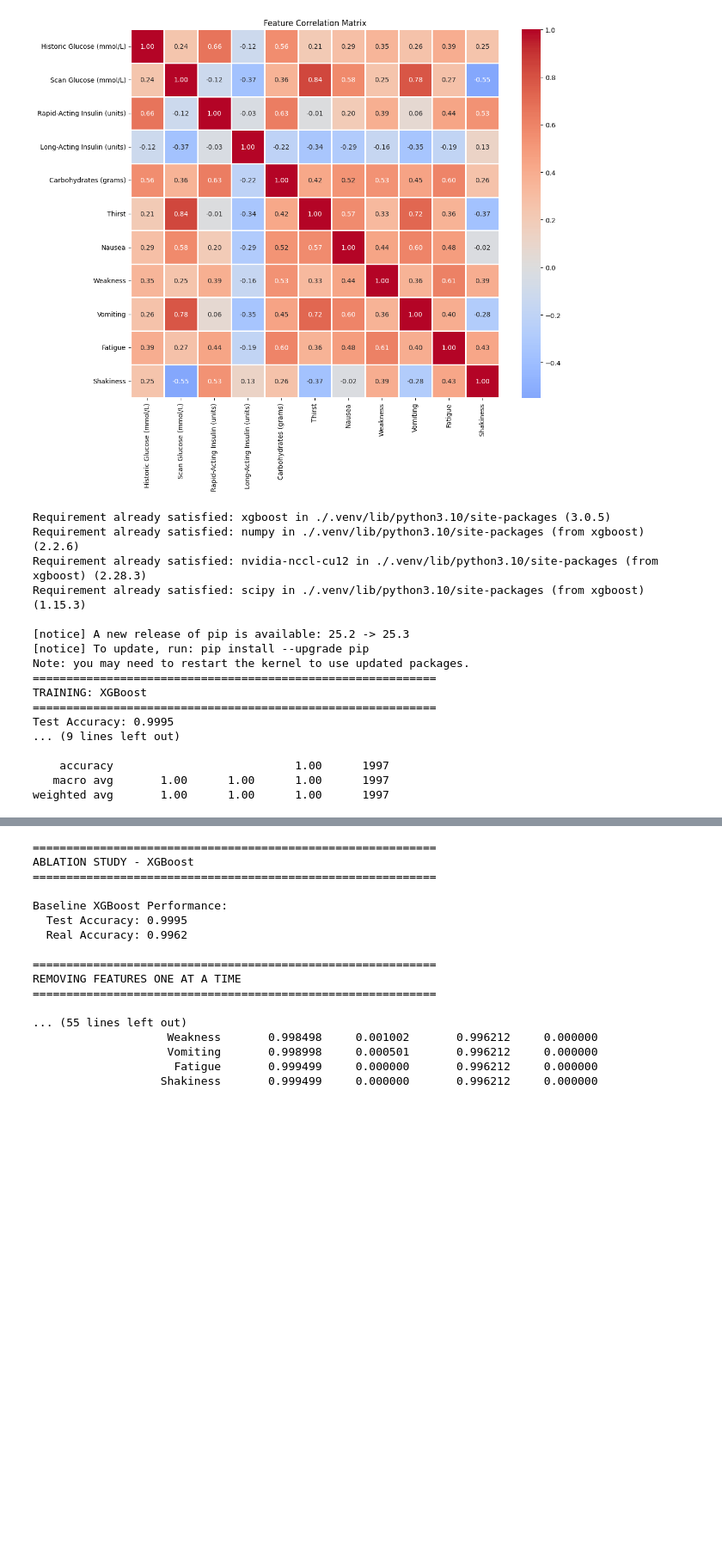
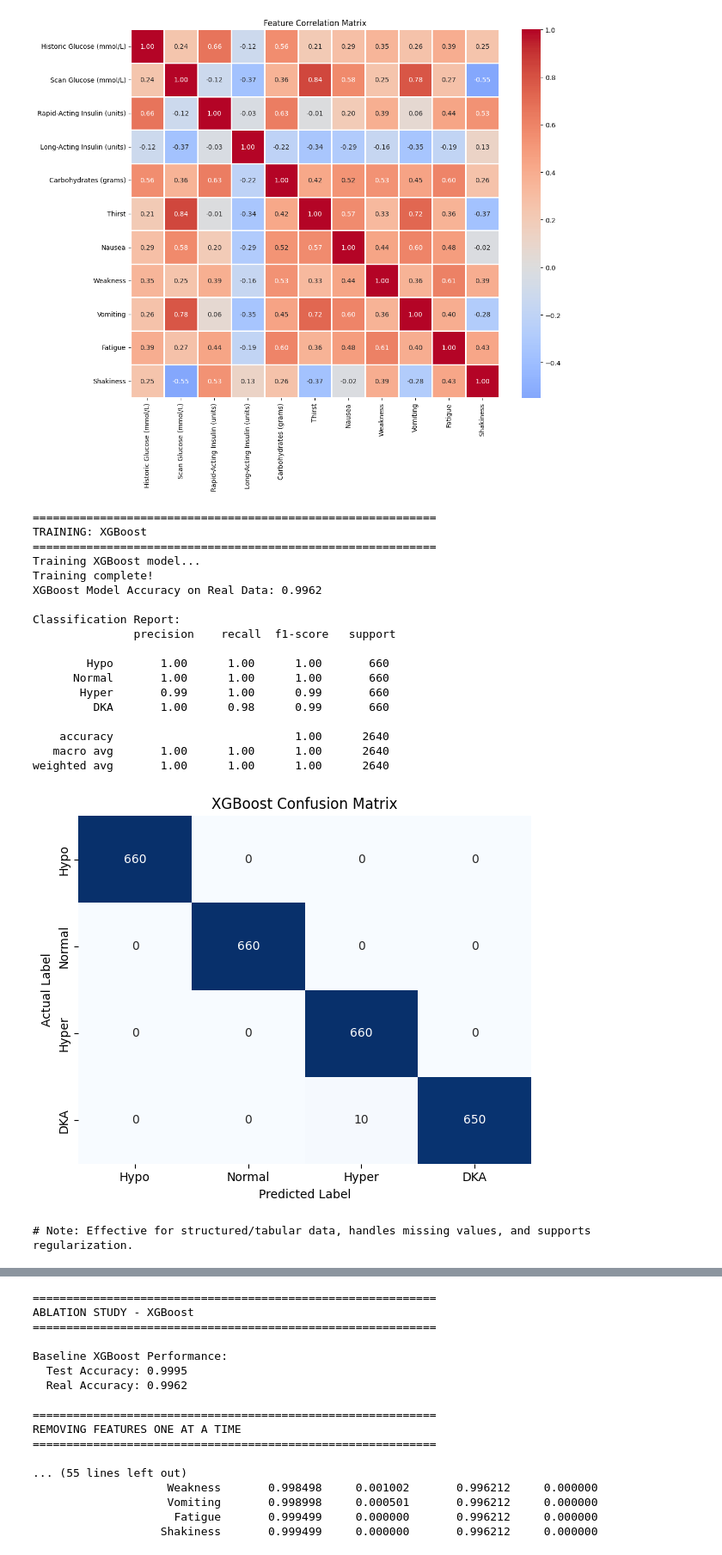
Before and after one commit to M-Bless/Diabetes-project, a Jupyter notebook: diabetes_analysis_train.ipynb, the cells around one changed output, grey strips where cells are left out. Shown at 86% size. Saved outputs shown, nothing was run; the diff lists cells and outputs as text; code cells hidden in the pictures; blank space fills up the shorter version.

```diff
--- a/diabetes_analysis_train.ipynb
+++ b/diabetes_analysis_train.ipynb
@@ -886,55 +926,78 @@ plt.show()
  FEATURE CORRELATION ANALYSIS
 [figure]
 # %%
-%pip install xgboost
+from xgboost import XGBClassifier
+from sklearn.metrics import accuracy_score, classification_report, confusion_matrix
+import seaborn as sns
+import matplotlib.pyplot as plt
+import numpy as np
 
-##  XGBoost
 print("="*60)
 print("TRAINING: XGBoost")
 print("="*60)
-
-from xgboost import XGBClassifier
 
 # Calculate class weights for XGBoost
 class_counts = np.bincount(y_train)
 class_weights = len(y_train) / (len(class_counts) * class_counts)
 sample_weights = np.array([class_weights[int(y)] for y in y_train])
 
+# Train XGBoost on synthetic data
 xgb_model = XGBClassifier(
     n_estimators=100,
     max_depth=6,
     learning_rate=0.1,
     random_state=42,
     eval_metric='mlogloss'
 )
 
+print("Training XGBoost model...")
 xgb_model.fit(X_train, y_train, sample_weight=sample_weights)
+print("Training complete!")
 
-# Evaluate
-y_pred_test_xgb = xgb_model.predict(X_test)
+# Predict on balanced real data
 y_pred_real_xgb = xgb_model.predict(X_real)
 
-print(f"Test Accuracy: {accuracy_score(y_test, y_pred_test_xgb):.4f}")
-print(f"Real Accuracy: {accuracy_score(y_true, y_pred_real_xgb):.4f}")
+# Evaluate on real data
+accuracy_xgb = accuracy_score(y_true, y_pred_real_xgb)
+print(f"XGBoost Model Accuracy on Real Data: {accuracy_xgb:.4f}")
 
-print("\nClassification Report (Test Set):")
-print(classification_report(y_test, y_pred_test_xgb,
-                            target_names=['Hypo', 'Normal', 'Hyper', 'DKA']))
+# Classification Report
+print("\nClassification Report:\n", classification_report(y_true, y_pred_real_xgb,
+                                                         target_names=['Hypo', 'Normal', 'Hyper', 'DKA']))
+
+# Confusion Matrix
+cm_xgb = confusion_matrix(y_true, y_pred_real_xgb)
+
+# Plot confusion matrix
+plt.figure(figsize=(6, 5))
+sns.heatmap(cm_xgb, annot=True, fmt='d', cmap='Blues', cbar=False,
+            xticklabels=['Hypo', 'Normal', 'Hyper', 'DKA'],
+            yticklabels=['Hypo', 'Normal', 'Hyper', 'DKA'])
+plt.xlabel("Predicted Label")
+plt.ylabel("Actual Label")
+plt.title("XGBoost Confusion Matrix")
+plt.tight_layout()
+plt.show()
+
+print("\n# Note: Effective for structured/tabular data, handles missing values, and supports regularization.")
 # %% [output]
-Requirement already satisfied: xgboost in ./.venv/lib/python3.10/site-packages (3.0.5)
-Requirement already satisfied: numpy in ./.venv/lib/python3.10/site-packages (from xgboost) (2.2.6)
-Requirement already satisfied: nvidia-nccl-cu12 in ./.venv/lib/python3.10/site-packages (from xgboost) (2.28.3)
-Requirement already satisfied: scipy in ./.venv/lib/python3.10/site-packages (from xgboost) (1.15.3)
-
-[notice] A new release of pip is available: 25.2 -> 25.3
-[notice] To update, run: pip install --upgrade pip
-Note: you may need to restart the kernel to use updated packages.
 ============================================================
 TRAINING: XGBoost
 ============================================================
-Test Accuracy: 0.9995
-... (9 lines left out)
+Training XGBoost model...
+Training complete!
+XGBoost Model Accuracy on Real Data: 0.9962
 
-    accuracy                           1.00      1997
-   macro avg       1.00      1.00      1.00      1997
-weighted avg       1.00      1.00      1.00      1997
+Classification Report:
+               precision    recall  f1-score   support
+
+        Hypo       1.00      1.00      1.00       660
+      Normal       1.00      1.00      1.00       660
+       Hyper       0.99      1.00      0.99       660
+         DKA       1.00      0.98      0.99       660
+
+    accuracy                           1.00      2640
+   macro avg       1.00      1.00      1.00      2640
+weighted avg       1.00      1.00      1.00      2640
+[figure, added]
+# Note: Effective for structured/tabular data, handles missing values, and supports regularization.
```
Also changed, not shown: parts of 7 cells of this notebook, 4 other files.
